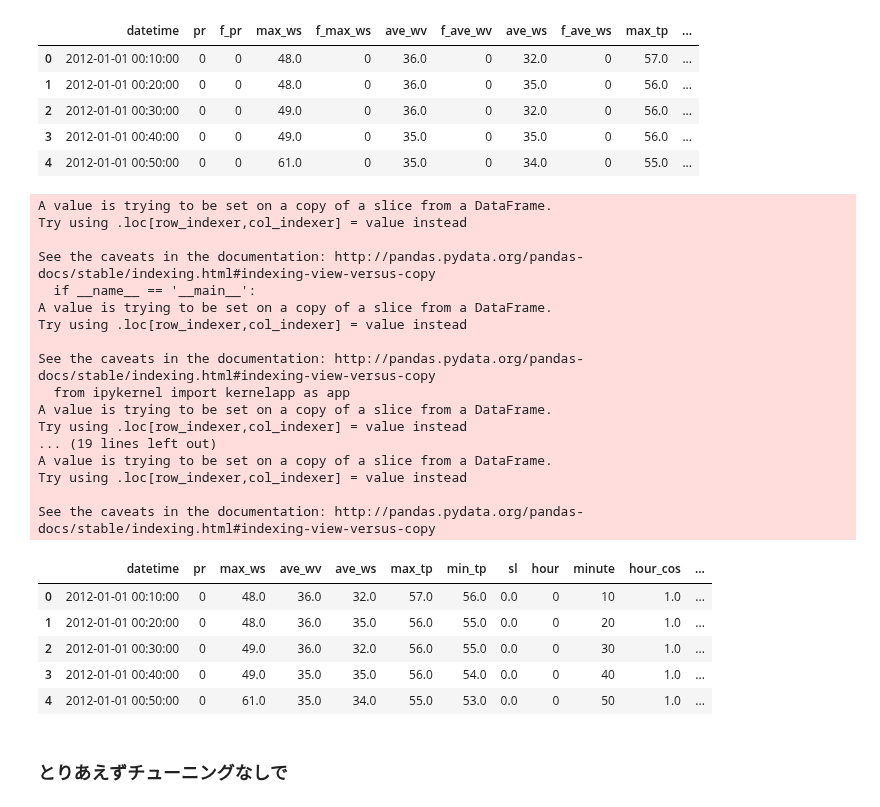
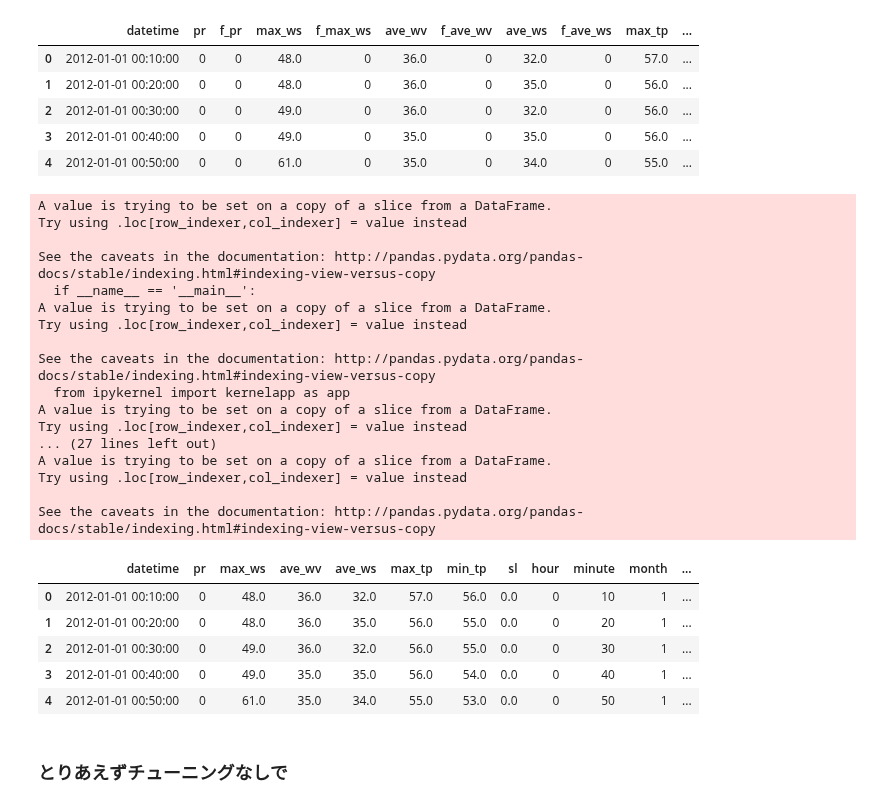
Before and after one commit to gciteam6/predict_amd, a Jupyter notebook: predict_output_by_realdata.ipynb, the cells around one changed output. Drawn from its saved outputs; the diff is of its cells as text; code cells hidden in the pictures.

Commit message:
add month_cos, month_sin to features

```diff
--- a/predict_output_by_realdata.ipynb
+++ b/predict_output_by_realdata.ipynb
@@ -100,38 +100,41 @@ input_data = amd_data[['datetime', 'pr', 'max_ws', 'ave_wv', 'ave_ws', 'max_tp',
 # %%
 input_data['hour'] = input_data['datetime'].map(lambda x: int(x.hour))
 input_data['minute'] = input_data['datetime'].map(lambda x: int(x.minute))
+input_data['month'] = input_data['datetime'].map(lambda x: int(x.month))
+input_data['month_cos'] = input_data['month'].map(lambda x: np.cos(np.pi * x / 12))
+input_data['month_sin'] = input_data['month'].map(lambda x: np.sin(np.pi * x / 12))
 input_data['hour_cos'] = input_data['hour'].map(lambda x: np.cos(np.pi * x / 24))
 input_data['hour_sin'] = input_data['hour'].map(lambda x: np.sin(np.pi * x / 24))
 input_data['min_cos'] = input_data['minute'].map(lambda x: np.cos(np.pi * x / 60))
 input_data['min_sin'] = input_data['minute'].map(lambda x: np.sin(np.pi * x / 60))
 input_data['wv_cos'] = input_data['minute'].map(lambda x: np.cos(np.pi * x / 36))
 input_data['wv_sin'] = input_data['minute'].map(lambda x: np.sin(np.pi * x / 36))
 
 input_data.head()
 # %% [output]
 A value is trying to be set on a copy of a slice from a DataFrame.
 Try using .loc[row_indexer,col_indexer] = value instead
 
 See the caveats in the documentation: http://pandas.pydata.org/pandas-docs/stable/indexing.html#indexing-view-versus-copy
   if __name__ == '__main__':
 A value is trying to be set on a copy of a slice from a DataFrame.
 Try using .loc[row_indexer,col_indexer] = value instead
 
 See the caveats in the documentation: http://pandas.pydata.org/pandas-docs/stable/indexing.html#indexing-view-versus-copy
   from ipykernel import kernelapp as app
 A value is trying to be set on a copy of a slice from a DataFrame.
 Try using .loc[row_indexer,col_indexer] = value instead
-... (19 lines left out)
+... (27 lines left out)
 A value is trying to be set on a copy of a slice from a DataFrame.
 Try using .loc[row_indexer,col_indexer] = value instead
 
 See the caveats in the documentation: http://pandas.pydata.org/pandas-docs/stable/indexing.html#indexing-view-versus-copy
-|  | datetime | pr | max_ws | ave_wv | ave_ws | max_tp | min_tp | sl | hour | minute | hour_cos | ... |
-| 0 | 2012-01-01 00:10:00 | 0 | 48.0 | 36.0 | 32.0 | 57.0 | 56.0 | 0.0 | 0 | 10 | 1.0 | ... |
-| 1 | 2012-01-01 00:20:00 | 0 | 48.0 | 36.0 | 35.0 | 56.0 | 55.0 | 0.0 | 0 | 20 | 1.0 | ... |
-| 2 | 2012-01-01 00:30:00 | 0 | 49.0 | 36.0 | 32.0 | 56.0 | 55.0 | 0.0 | 0 | 30 | 1.0 | ... |
-| 3 | 2012-01-01 00:40:00 | 0 | 49.0 | 35.0 | 35.0 | 56.0 | 54.0 | 0.0 | 0 | 40 | 1.0 | ... |
-| 4 | 2012-01-01 00:50:00 | 0 | 61.0 | 35.0 | 34.0 | 55.0 | 53.0 | 0.0 | 0 | 50 | 1.0 | ... |
+|  | datetime | pr | max_ws | ave_wv | ave_ws | max_tp | min_tp | sl | hour | minute | month | ... |
+| 0 | 2012-01-01 00:10:00 | 0 | 48.0 | 36.0 | 32.0 | 57.0 | 56.0 | 0.0 | 0 | 10 | 1 | ... |
+| 1 | 2012-01-01 00:20:00 | 0 | 48.0 | 36.0 | 35.0 | 56.0 | 55.0 | 0.0 | 0 | 20 | 1 | ... |
+| 2 | 2012-01-01 00:30:00 | 0 | 49.0 | 36.0 | 32.0 | 56.0 | 55.0 | 0.0 | 0 | 30 | 1 | ... |
+| 3 | 2012-01-01 00:40:00 | 0 | 49.0 | 35.0 | 35.0 | 56.0 | 54.0 | 0.0 | 0 | 40 | 1 | ... |
+| 4 | 2012-01-01 00:50:00 | 0 | 61.0 | 35.0 | 34.0 | 55.0 | 53.0 | 0.0 | 0 | 50 | 1 | ... |
 # %%
 # 詳しく分析するために2012~2014年のデータをつかって2015年のデータを予測するというモデルに変更しました
 s_idx = input_data[input_data['datetime'] == pd.to_datetime('2012-01-01 00:10')].index[0]
```
Also changed, not shown: parts of 19 cells of this notebook.
